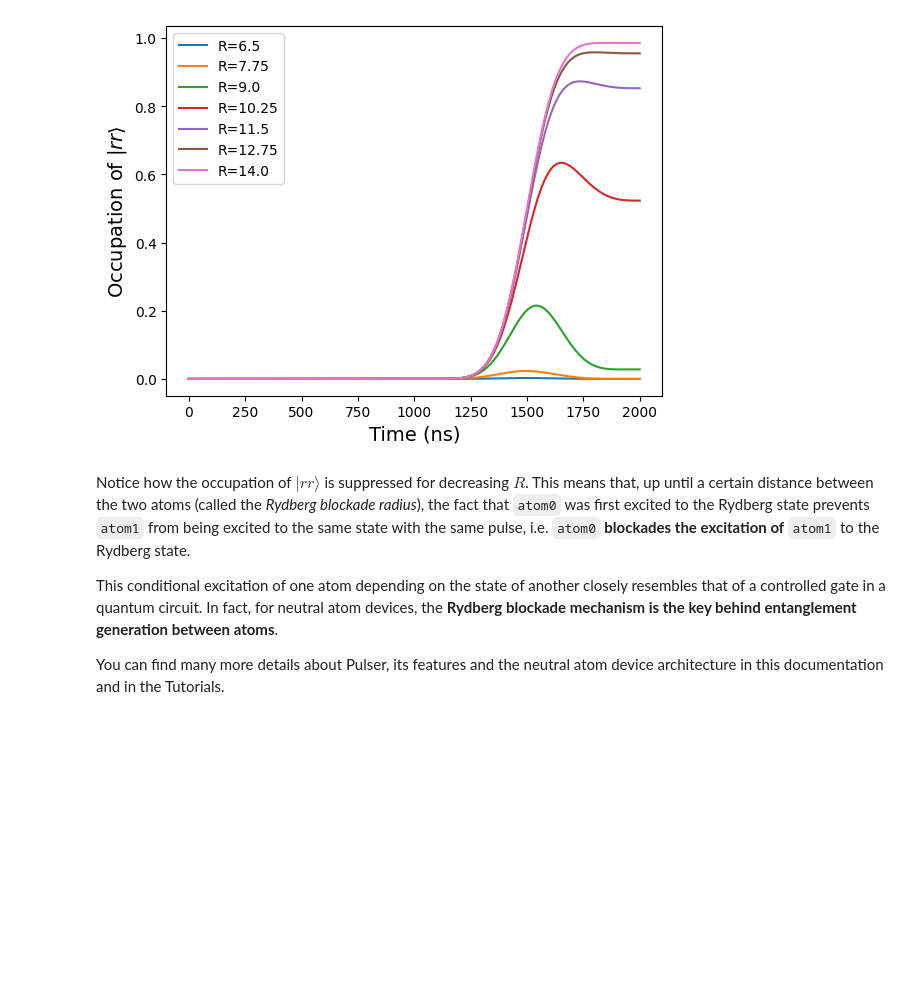
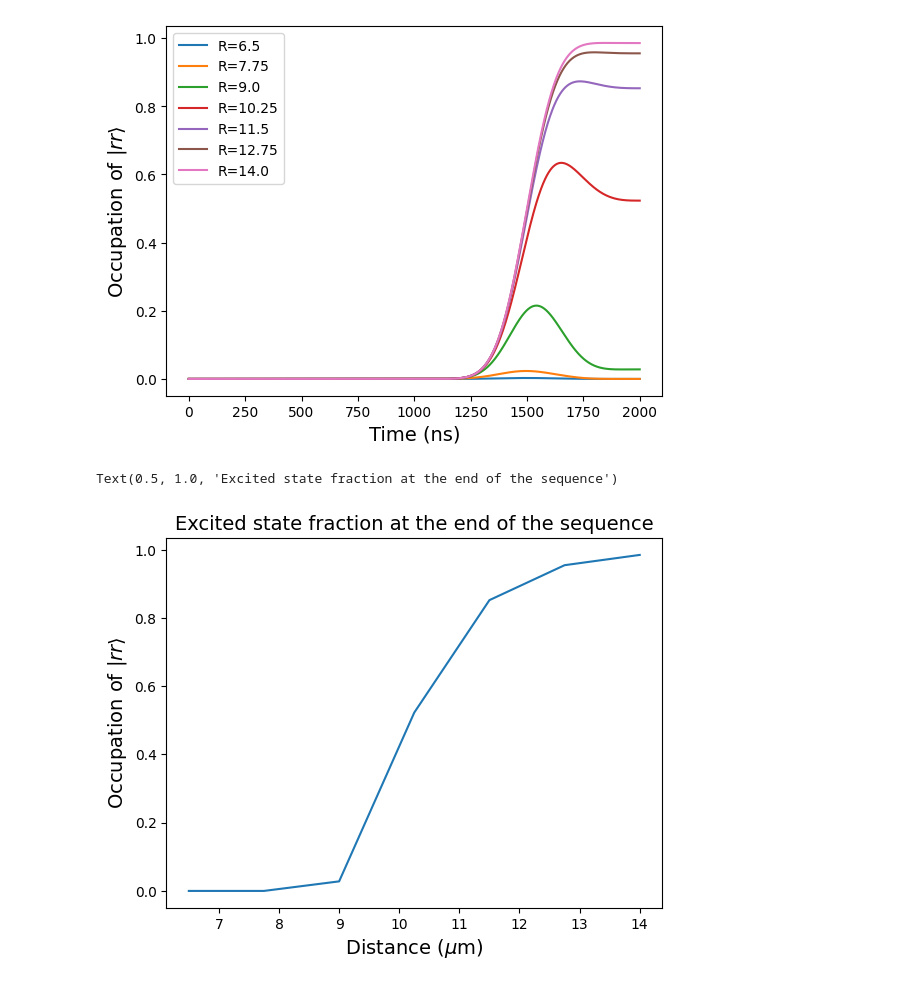
Before and after one commit to dehond/pulser-notebooks, a Jupyter notebook: intro_rydberg_blockade.ipynb, the cells around one changed output. Saved outputs shown, nothing was run; the diff lists cells and outputs as text; code cells hidden in the pictures; blank space fills up the shorter version.

```diff
--- a/intro_rydberg_blockade.ipynb
+++ b/intro_rydberg_blockade.ipynb
@@ -106,9 +125,11 @@ for i, R in enumerate(distances):
     plt.legend()
 # %% [output]
 [figure]
-# %% [markdown]
-Notice how the occupation of $|rr\rangle$ is suppressed for decreasing $R$. This means that, up until a certain distance between the two atoms (called the *Rydberg blockade radius*), the fact that `atom0` was first excited to the Rydberg state prevents `atom1` from being excited to the same state with the same pulse, i.e. `atom0` **blockades the excitation of** `atom1` to the Rydberg state.
-
-This conditional excitation of one atom depending on the state of another closely resembles that of a controlled gate in a quantum circuit. In fact, for neutral atom devices, the **Rydberg blockade mechanism is the key behind entanglement generation between atoms**.
-
-You can find many more details about Pulser, its features and the neutral atom device architecture in this documentation and in the Tutorials.
+# %%
+plt.plot(distances, [d[-1] for d in data])
+plt.xlabel("Distance ($\mu$m)", fontsize = 14)
+plt.ylabel(r"Occupation of $|rr\rangle$", fontsize=14)
+plt.title("Excited state fraction at the end of the sequence", fontsize = 14)
+# %% [output]
+Text(0.5, 1.0, 'Excited state fraction at the end of the sequence')
+[figure, added]
```
Also changed, not shown: parts of 11 cells of this notebook, 1 other file.
